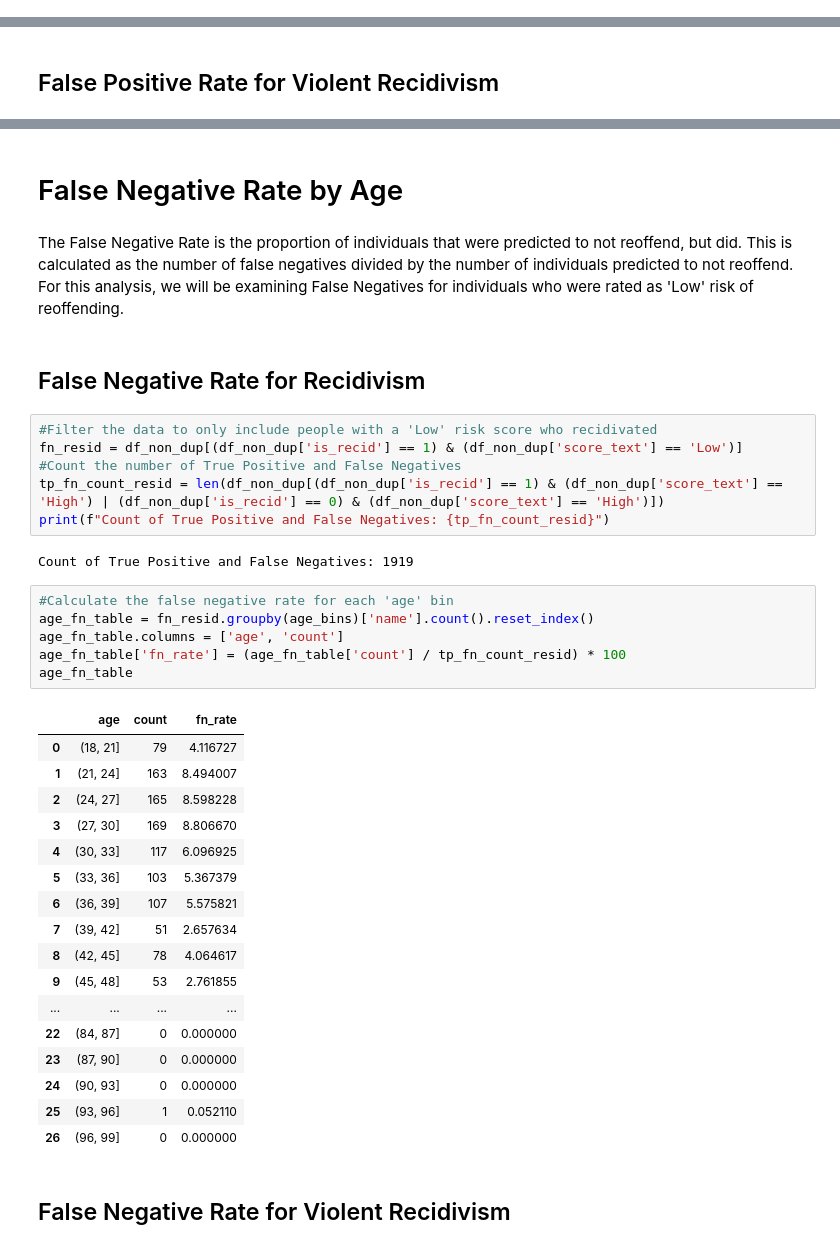
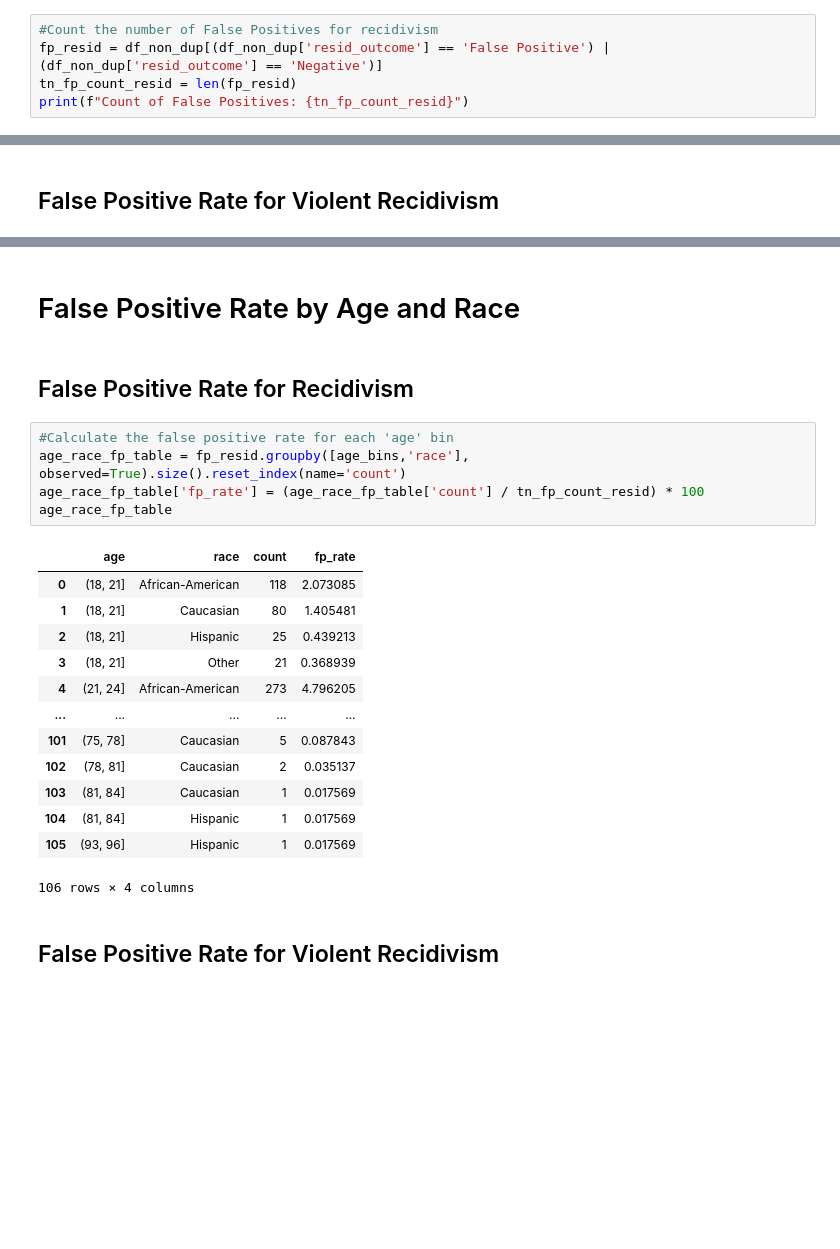
Before and after one commit to chance-roberts/DATA6550-Bias, a Jupyter notebook: Code/Roberts/RobertsC_Module1_Bias.ipynb, the cells around one changed output, grey strips where cells are left out. Cells and saved outputs as stored; diff of their text form; blank space fills up the shorter version.

```diff
--- a/Code/Roberts/RobertsC_Module1_Bias.ipynb
+++ b/Code/Roberts/RobertsC_Module1_Bias.ipynb
@@ -338,0 +341,5 @@ Count of True Negative and False Positives: 5692
+# %%
+#Count the number of False Positives for recidivism
+fp_resid = df_non_dup[(df_non_dup['resid_outcome'] == 'False Positive') | (df_non_dup['resid_outcome'] == 'Negative')]
+tn_fp_count_resid = len(fp_resid)
+print(f"Count of False Positives: {tn_fp_count_resid}")
@@ -397,40 +445,25 @@ age_fp_table_v
 # %% [markdown]
-# False Negative Rate by Age
+# False Positive Rate by Age and Race
-# %% [markdown]
-The False Negative Rate is the proportion of individuals that were predicted to not reoffend, but did. This is calculated as the number of false negatives divided by the number of individuals predicted to not reoffend. For this analysis, we will be examining False Negatives for individuals who were rated as 'Low' risk of reoffending.
 # %% [markdown]
-## False Negative Rate for Recidivism
+## False Positive Rate for Recidivism
-# %%
-#Filter the data to only include people with a 'Low' risk score who recidivated
-fn_resid = df_non_dup[(df_non_dup['is_recid'] == 1) & (df_non_dup['score_text'] == 'Low')]
-#Count the number of True Positive and False Negatives
-tp_fn_count_resid = len(df_non_dup[(df_non_dup['is_recid'] == 1) & (df_non_dup['score_text'] == 'High') | (df_non_dup['is_recid'] == 0) & (df_non_dup['score_text'] == 'High')])
-print(f"Count of True Positive and False Negatives: {tp_fn_count_resid}")
-# %% [output]
-Count of True Positive and False Negatives: 1919
 # %%
-#Calculate the false negative rate for each 'age' bin
-age_fn_table = fn_resid.groupby(age_bins)['name'].count().reset_index()
-age_fn_table.columns = ['age', 'count']
-age_fn_table['fn_rate'] = (age_fn_table['count'] / tp_fn_count_resid) * 100
-age_fn_table
+#Calculate the false positive rate for each 'age' bin
+age_race_fp_table = fp_resid.groupby([age_bins,'race'], observed=True).size().reset_index(name='count')
+age_race_fp_table['fp_rate'] = (age_race_fp_table['count'] / tn_fp_count_resid) * 100
+age_race_fp_table
 # %% [output]
-|  | age | count | fn_rate |
-| 0 | (18, 21] | 79 | 4.116727 |
-| 1 | (21, 24] | 163 | 8.494007 |
-| 2 | (24, 27] | 165 | 8.598228 |
-| 3 | (27, 30] | 169 | 8.806670 |
-| 4 | (30, 33] | 117 | 6.096925 |
-| 5 | (33, 36] | 103 | 5.367379 |
-| 6 | (36, 39] | 107 | 5.575821 |
-| 7 | (39, 42] | 51 | 2.657634 |
-| 8 | (42, 45] | 78 | 4.064617 |
-| 9 | (45, 48] | 53 | 2.761855 |
-| ... | ... | ... | ... |
-| 22 | (84, 87] | 0 | 0.000000 |
-| 23 | (87, 90] | 0 | 0.000000 |
-| 24 | (90, 93] | 0 | 0.000000 |
-| 25 | (93, 96] | 1 | 0.052110 |
-| 26 | (96, 99] | 0 | 0.000000 |
+|  | age | race | count | fp_rate |
+| 0 | (18, 21] | African-American | 118 | 2.073085 |
+| 1 | (18, 21] | Caucasian | 80 | 1.405481 |
+| 2 | (18, 21] | Hispanic | 25 | 0.439213 |
+| 3 | (18, 21] | Other | 21 | 0.368939 |
+| 4 | (21, 24] | African-American | 273 | 4.796205 |
+| ... | ... | ... | ... | ... |
+| 101 | (75, 78] | Caucasian | 5 | 0.087843 |
+| 102 | (78, 81] | Caucasian | 2 | 0.035137 |
+| 103 | (81, 84] | Caucasian | 1 | 0.017569 |
+| 104 | (81, 84] | Hispanic | 1 | 0.017569 |
+| 105 | (93, 96] | Hispanic | 1 | 0.017569 |
+106 rows × 4 columns
 # %% [markdown]
-## False Negative Rate for Violent Recidivism
+## False Positive Rate for Violent Recidivism
```
Also changed, not shown: parts of 22 cells of this notebook.
